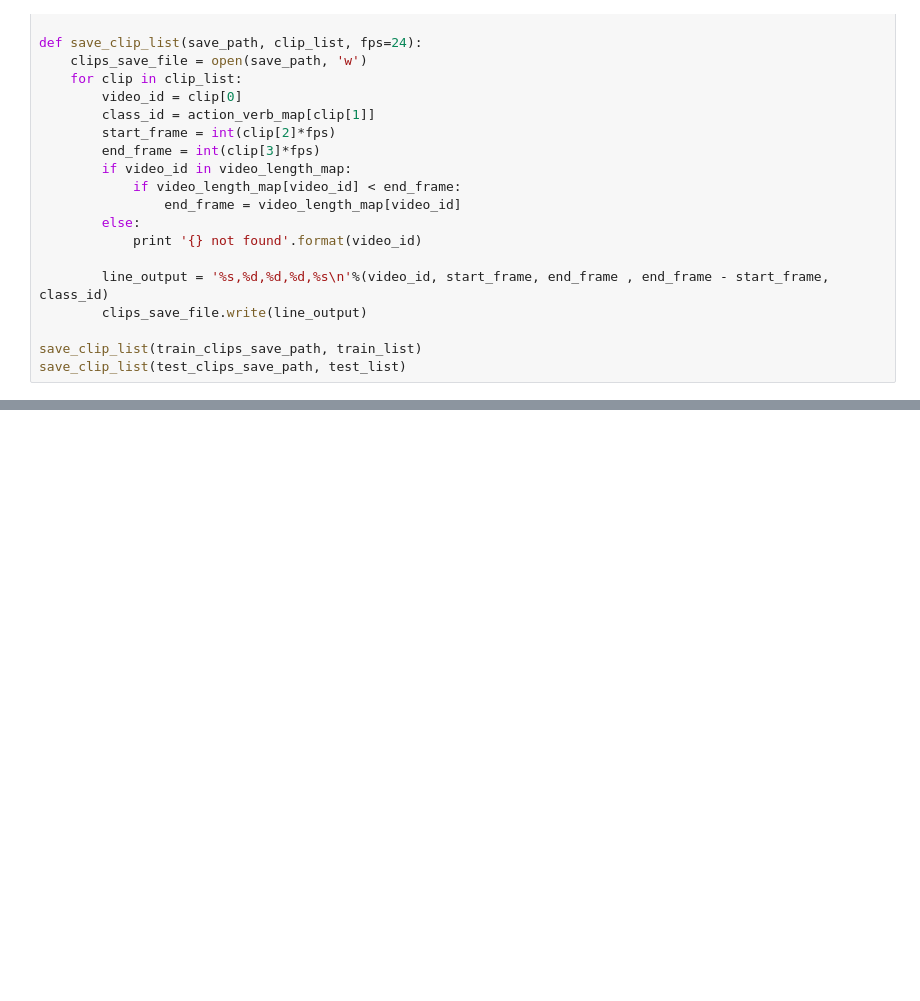
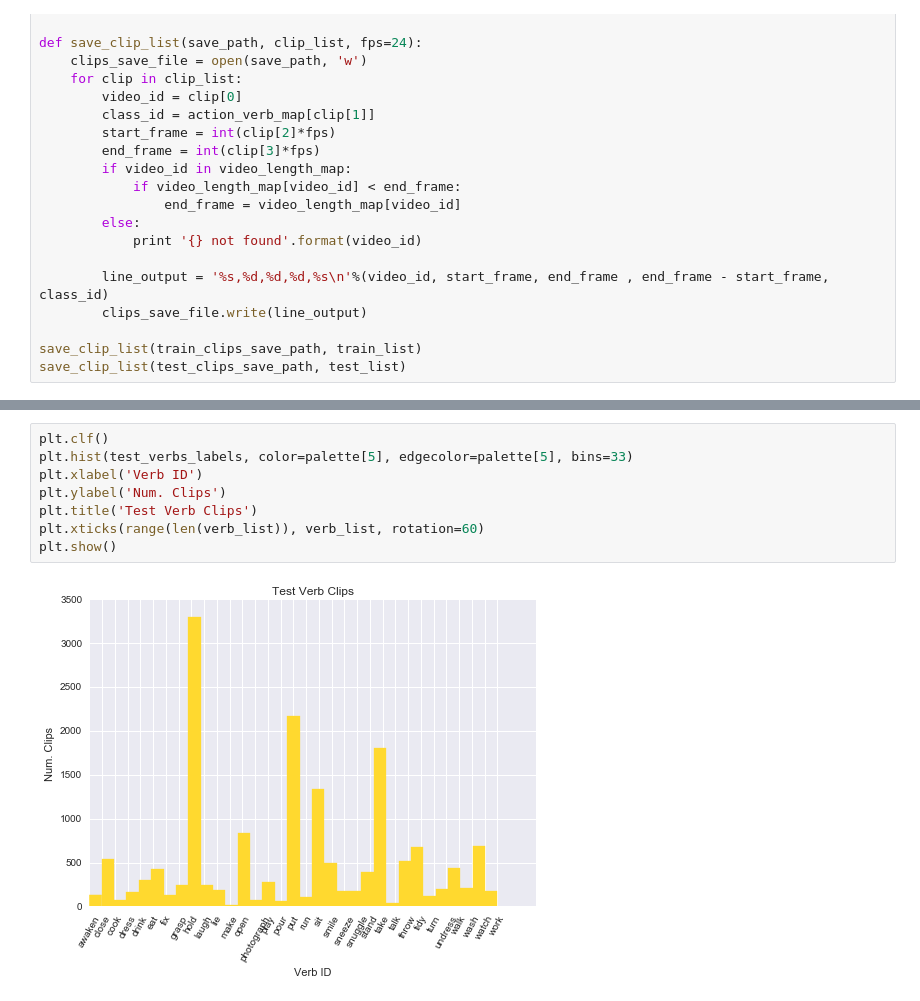
Before and after one commit to salmedina/16824_FinalProject, a Jupyter notebook: notebooks/Charades Analysis.ipynb, the cells around one changed output, grey strips where cells are left out. Saved outputs shown, nothing was run; the diff lists cells and outputs as text; blank space fills up the shorter version.

```diff
--- a/notebooks/Charades Analysis.ipynb
+++ b/notebooks/Charades Analysis.ipynb
@@ -238,0 +267,10 @@ save_clip_list(test_clips_save_path, test_list)
+# %%
+plt.clf()
+plt.hist(test_verbs_labels, color=palette[5], edgecolor=palette[5], bins=33)
+plt.xlabel('Verb ID')
+plt.ylabel('Num. Clips')
+plt.title('Test Verb Clips')
+plt.xticks(range(len(verb_list)), verb_list, rotation=60)
+plt.show()
+# %% [output]
+[figure, added]
```
Also changed, not shown: parts of 9 cells of this notebook.
